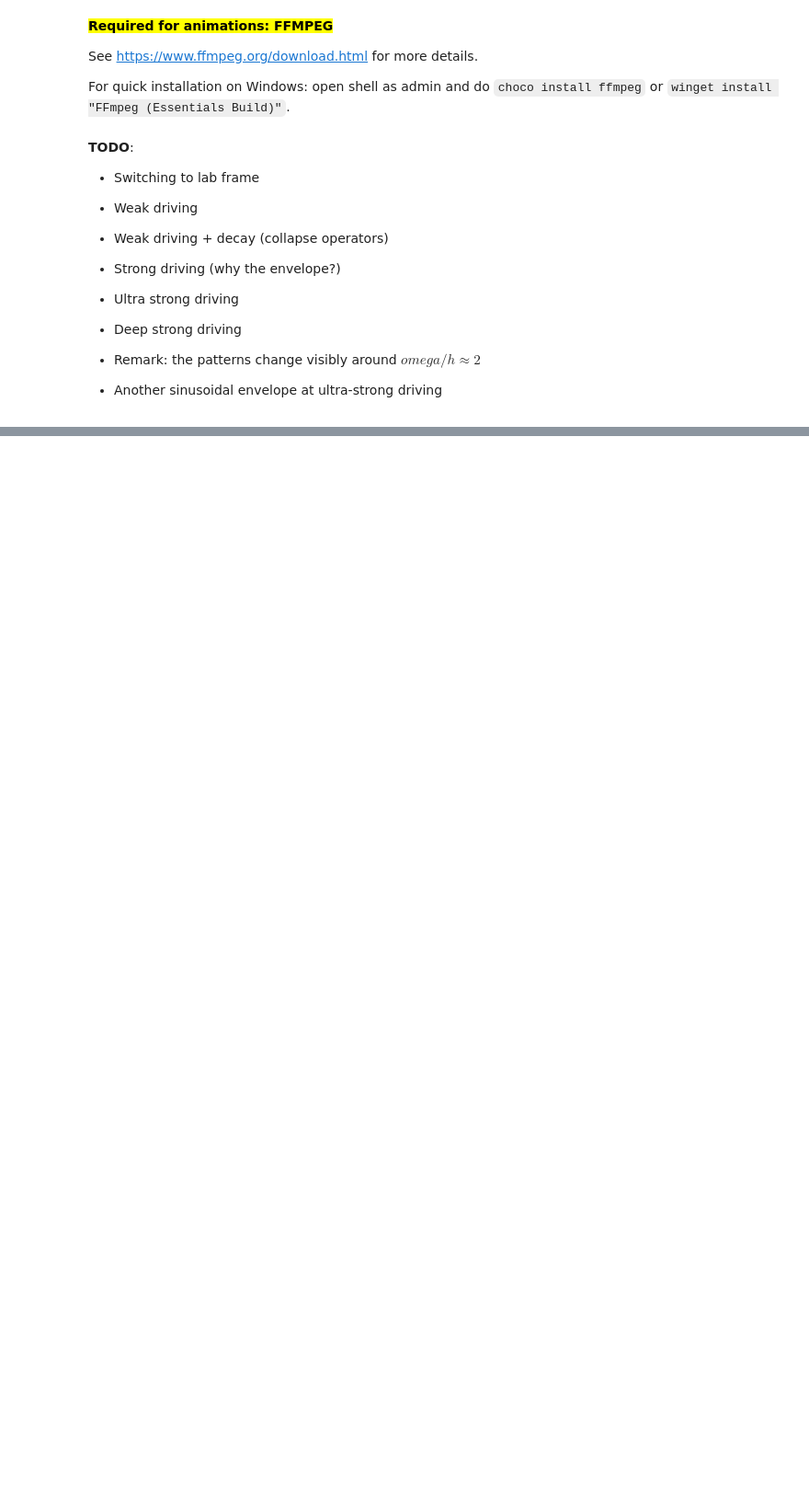
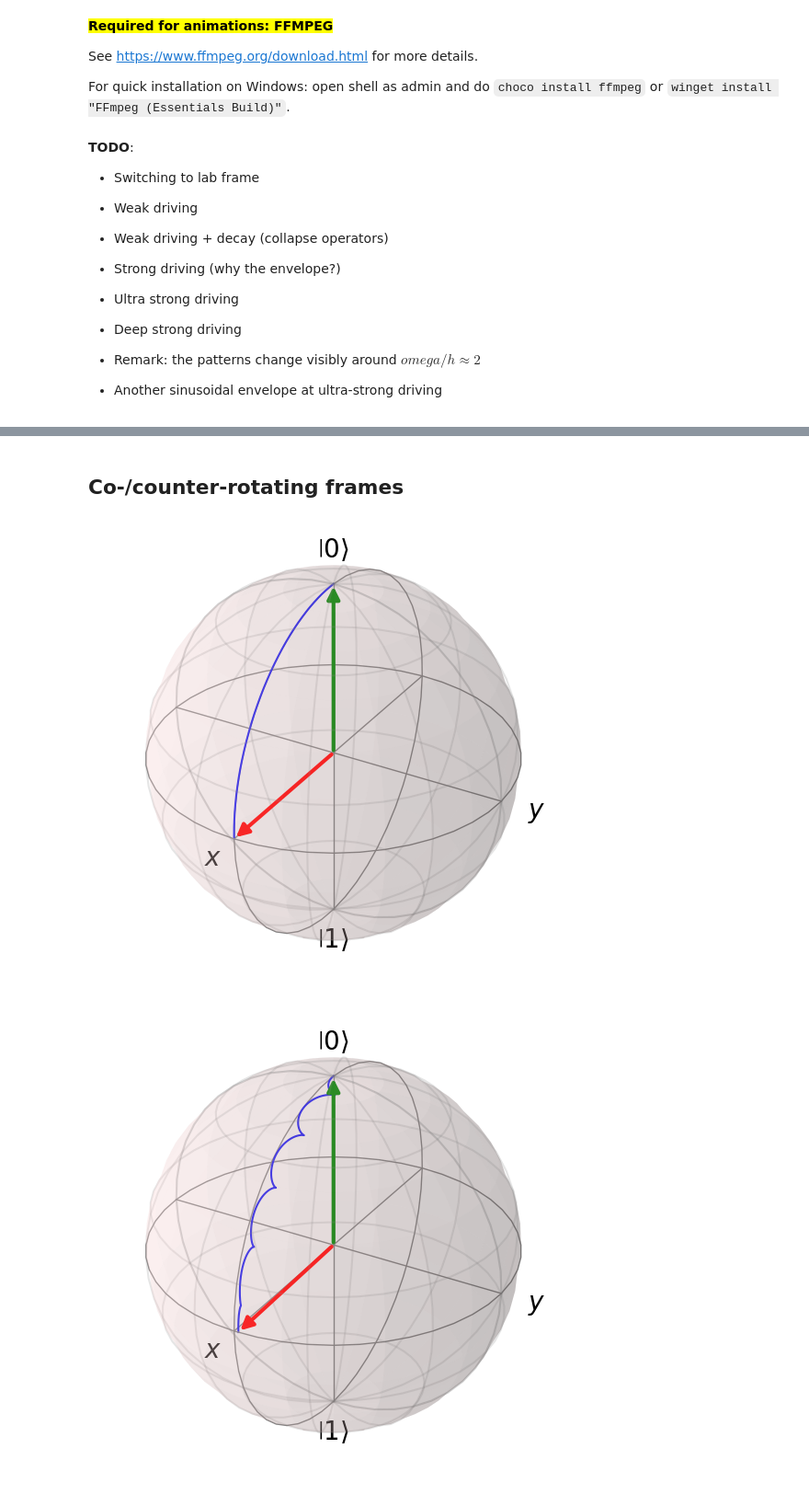
Before and after one commit to iDragos1234/Bloch-Siegert-Shift, a Jupyter notebook: bss-dragos.ipynb, the cells around one changed output, grey strips where cells are left out. Shown at 92% size. Saved outputs shown, nothing was run; the diff lists cells and outputs as text; code cells hidden in the pictures; blank space fills up the shorter version.

```diff
--- a/bss-dragos.ipynb
+++ b/bss-dragos.ipynb
@@ -242,0 +208,43 @@ plt.show()
+# %%
+'''Set parameters'''
+omega_0 = omega = pi
+
+phase = pi / 2
+rabi = (1/10) * omega_0
+
+time_pulse = 1/2
+
+tlist = np.linspace(0, time_pulse * (pi / rabi), 10000)
+
+
+'''Bloch-Siegert correction'''
+delta_omega_BS = rabi ** 2 / (4 * omega_0)
+
+'''Resonance frequency after applying B-S correction'''
+# FIXME: I do not know if omega_res should have a "+" or a "-" and where/how to use it
+omega_res = omega - delta_omega_BS
+# %% [markdown]
+## Co-/counter-rotating frames
+# %%
+'''Evolve'''
+result_rf_sec = QubitSim(psi0, H_RF_sec)(tlist)
+result_rf = QubitSim(psi0, H_RF)(tlist)
+result_crf = QubitSim(psi0, H_CRF)(tlist)
+
+'''Plot results'''
+
+QubitSim.plot_bloch_sphere(psi0, result_rf_sec).show()
+QubitSim.plot_bloch_sphere(psi0, result_rf).show()
+QubitSim.plot_bloch_sphere(psi0, result_crf).show()
+
+QubitSim.plot_xyz(
+    [result_rf_sec, result_rf, result_crf],
+    ['RF', 'CRF'],
+    tlist,
+)
+plt.show()
+
+# QubitSim.animate_bloch_sphere(psi0, result.states)
+# %% [output]
+[figure, added]
+[figure, added]
```
Also changed, not shown: parts of 5 cells of this notebook.
